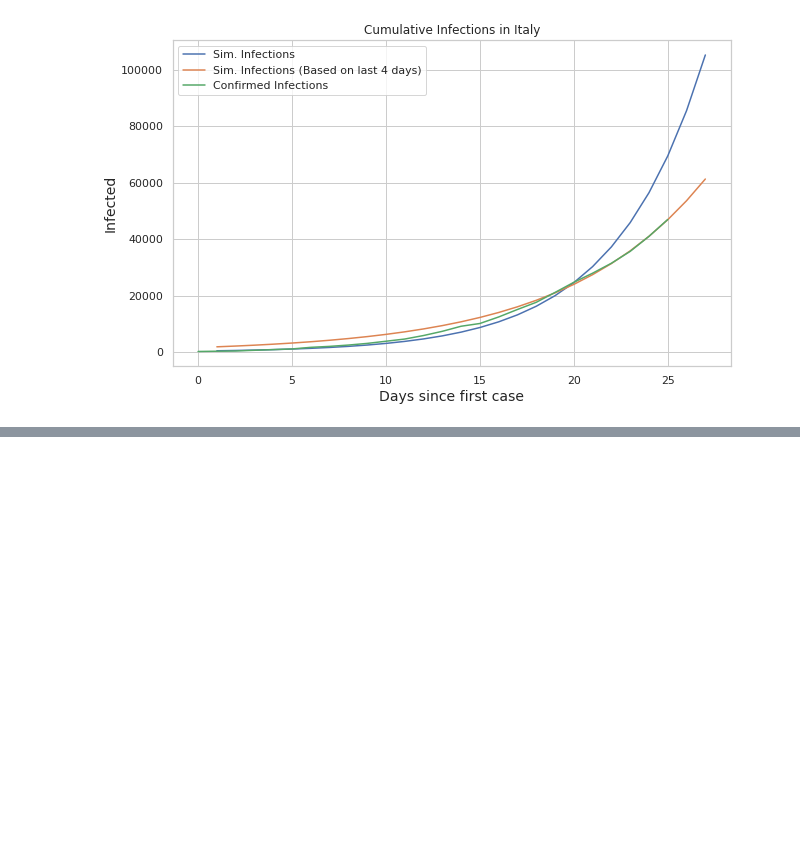
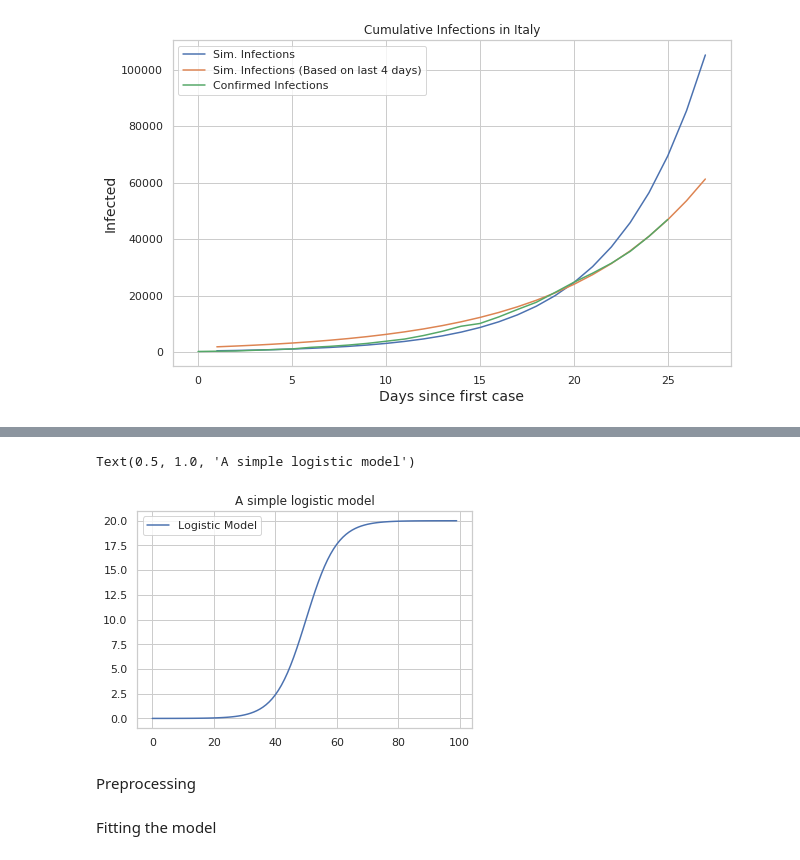
Before and after one commit to kredde/corona-outbreak, a Jupyter notebook: italy.ipynb, the cells around one changed output, grey strips where cells are left out. Drawn from its saved outputs; the diff is of its cells as text; code cells hidden in the pictures; blank space fills up the shorter version.

Commit message:
Add logistic prediction to national notebook

```diff
--- a/italy.ipynb
+++ b/italy.ipynb
@@ -192,0 +216,12 @@ Text(0.5, 1.0, 'Cumulative Infections in Italy')
+# %%
+def logistic_model(x,a,b,c):
+    return c/(1+np.exp(-(x-b)/a))
+# %%
+x_pred = [logistic_model(x,5,50,20) for x in range(0,100)]
+plot = sns.lineplot(range(0,100), x_pred, label="Logistic Model")
+plot.set_title("A simple logistic model")
+# %% [output]
+Text(0.5, 1.0, 'A simple logistic model')
+[figure, added]
+# %% [markdown]
+Preprocessing
@@ -192,0 +234,2 @@ Text(0.5, 1.0, 'Cumulative Infections in Italy')
+# %% [markdown]
+Fitting the model
```
Also changed, not shown: parts of 17 cells of this notebook, 2 other files.
